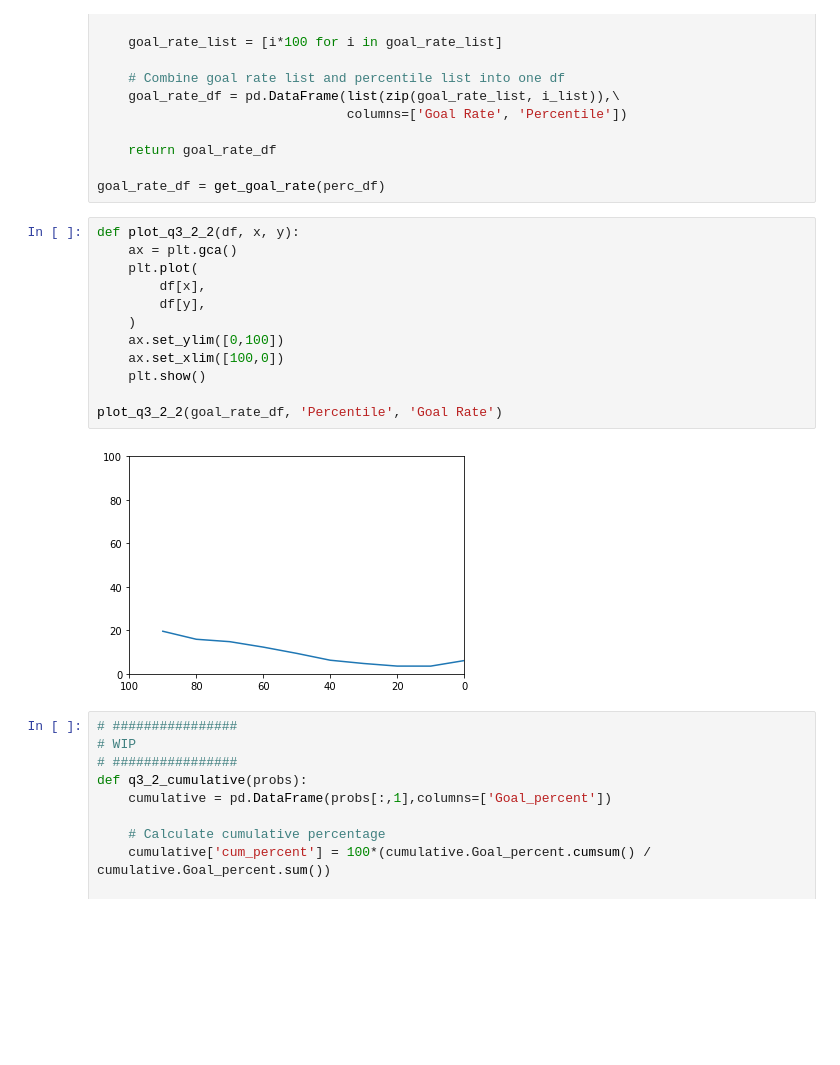
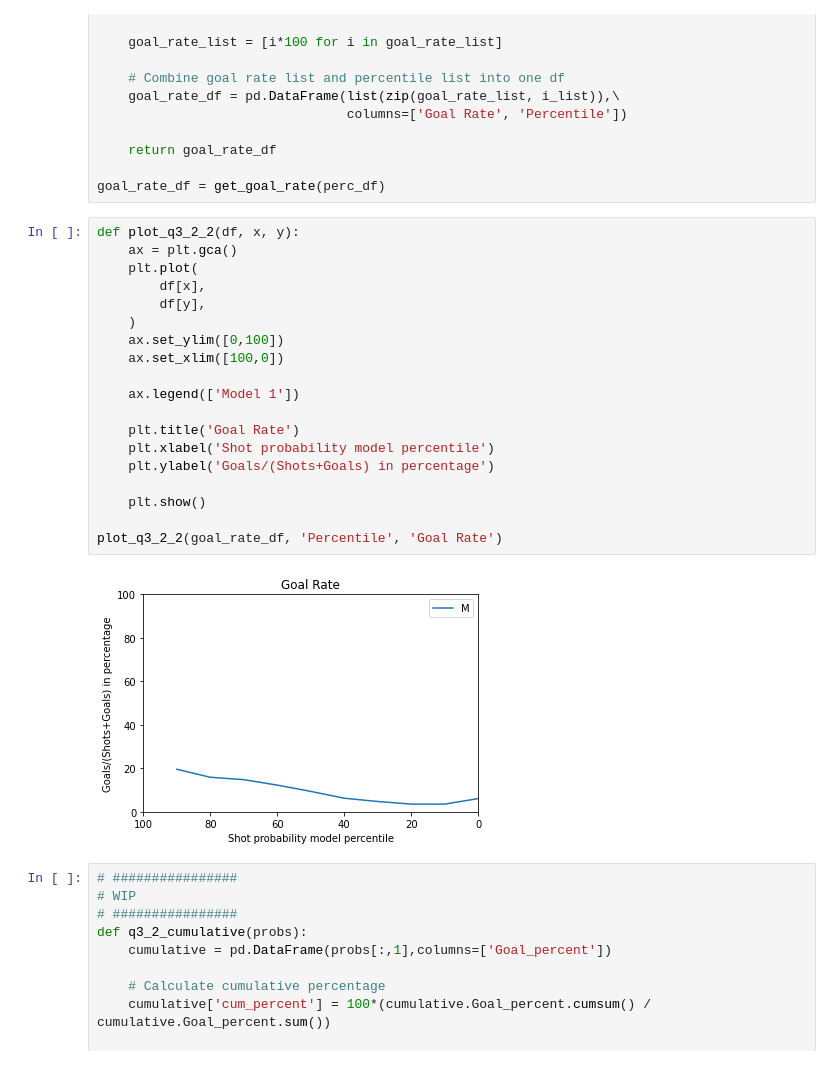
Before and after one commit to IreneZhou0129/IFT6758_m1, a Jupyter notebook: notebooks/m2_q3.ipynb, the cells around one changed output. Saved outputs shown, nothing was run; the diff lists cells and outputs as text; blank space fills up the shorter version.

Commit message:
add plot elements

```diff
--- a/notebooks/m2_q3.ipynb
+++ b/notebooks/m2_q3.ipynb
@@ -206,17 +206,24 @@ goal_rate_df = get_goal_rate(perc_df)
 # %%
 def plot_q3_2_2(df, x, y):
     ax = plt.gca()
     plt.plot(
         df[x],
         df[y],
     )
     ax.set_ylim([0,100])
     ax.set_xlim([100,0])
+
+    ax.legend(['Model 1'])
+
+    plt.title('Goal Rate')
+    plt.xlabel('Shot probability model percentile')
+    plt.ylabel('Goals/(Shots+Goals) in percentage')
+
     plt.show()
 
 plot_q3_2_2(goal_rate_df, 'Percentile', 'Goal Rate')
 # %% [output]
-[figure, old version]
+[figure, new version]
 # %%
 # ################
 # WIP
```
